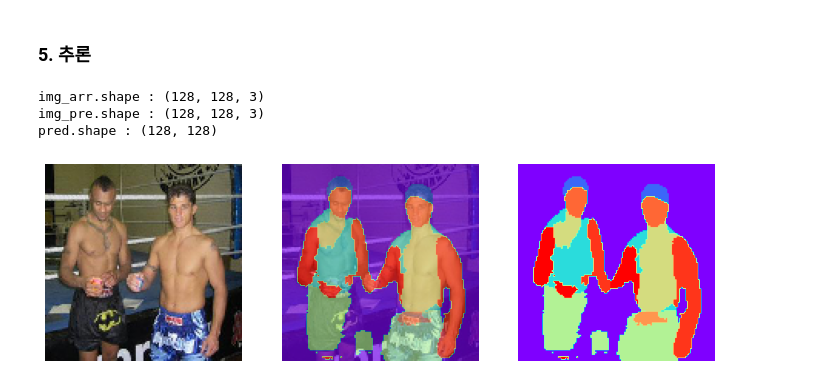
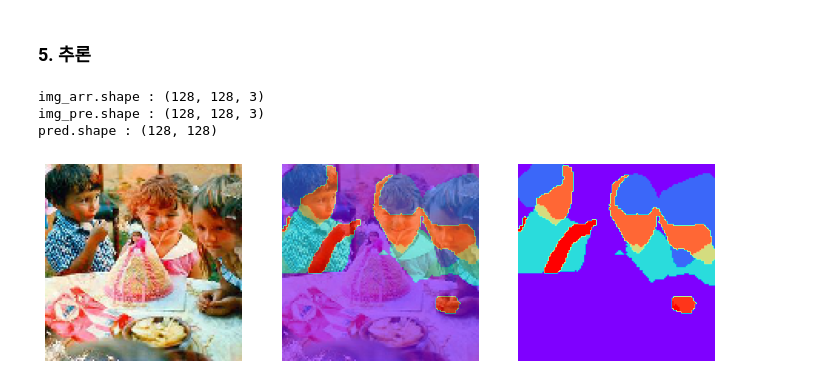
Before and after one commit to josooik/DeepLearning, a Jupyter notebook: segmentation_basic.ipynb, the cells around one changed output. Drawn from its saved outputs; the diff is of its cells as text; code cells hidden in the pictures.

```diff
--- a/segmentation_basic.ipynb
+++ b/segmentation_basic.ipynb
@@ -318,6 +318,6 @@ reduce_lr = tf.keras.callbacks.ReduceLROnPlateau(monitor='val_loss',
                                                  patience=5) # 5번동안 loss 안줄면
 history = model.fit(train_ds,
                     validation_data = valid_ds,
-                    epochs=10,
+                    epochs=30,
                     callbacks=[ckp]) # 학습성능 향상 시키는 모듈
 # %% [output]
@@ -377,7 +375,7 @@ def img_predict(path, model, mask_cmap=None):
   #path = train_img_path[300]
   # path -> arr
   img_arr = dg.path2arr(path)
-  print("img_arr.shape :", test_img.shape)
+  print("img_arr.shape :", img_arr.shape)
 
   # arr -> 전처리
   img_pre, _ = dg.preprocess(img_arr, img_arr)
@@ -389,11 +387,11 @@ def img_predict(path, model, mask_cmap=None):
   print("pred.shape :", pred.shape)
 
   # 디스플레이
-  display_img(org_img, np.expand_dims(pred, 2), mask_cmap='rainbow')
+  display_img(img_arr, np.expand_dims(pred, 2), mask_cmap='rainbow')
 # %%
-img_predict(train_img_path[300], model, mask_cmap='rainbow')
+img_predict(train_img_paths[170], model, mask_cmap='rainbow')
 # %% [output]
 img_arr.shape : (128, 128, 3)
 img_pre.shape : (128, 128, 3)
 pred.shape : (128, 128)
-[figure, old version]
+[figure, new version]
```
Also changed, not shown: parts of 3 cells of this notebook.
